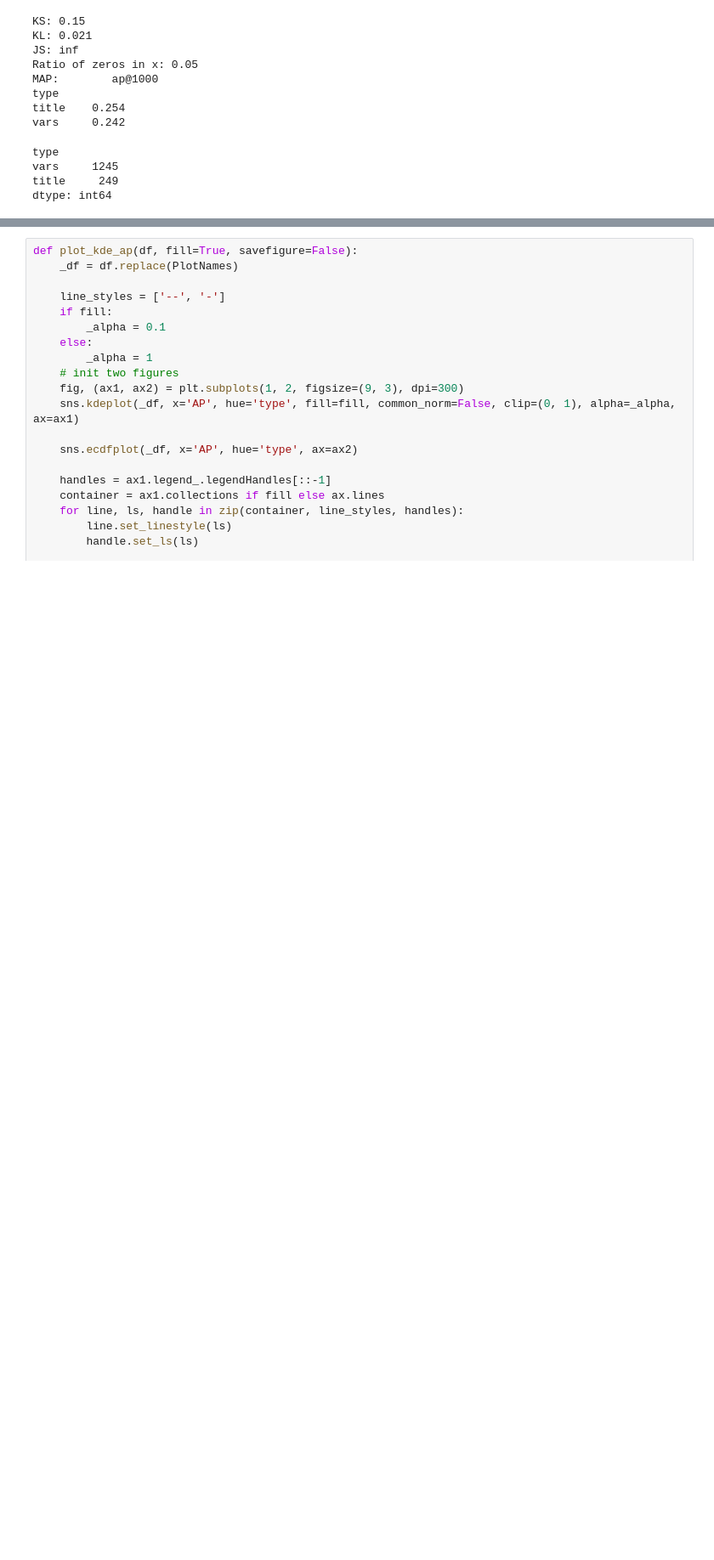
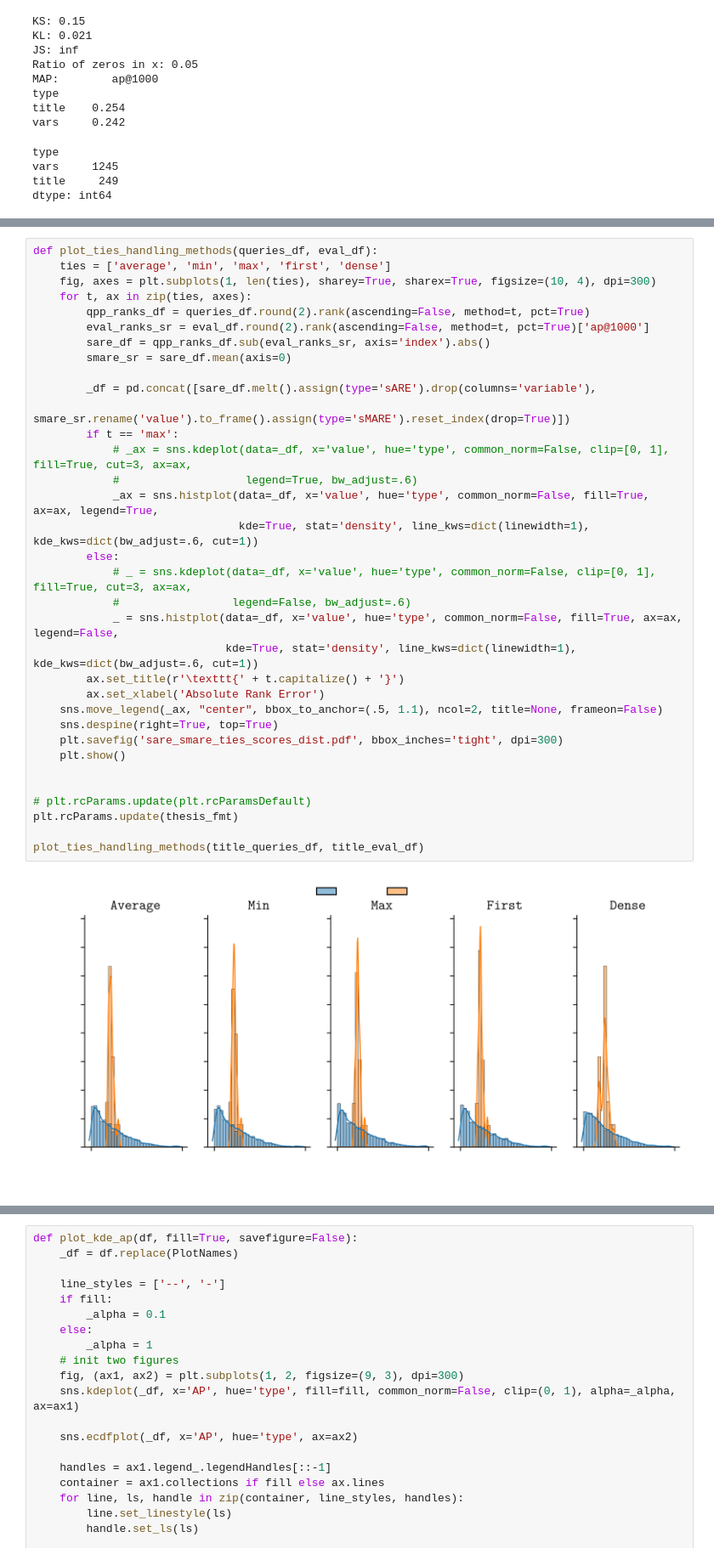
Before and after one commit to Zendelo/cs-qpp, a Jupyter notebook: SARE-plots.ipynb, the cells around one changed output, grey strips where cells are left out. Shown: that part at 85% size. Drawn from its saved outputs; the diff is of its cells as text; blank space fills up the shorter version.

```diff
--- a/SARE-plots.ipynb
+++ b/SARE-plots.ipynb
@@ -212,0 +256,36 @@ dtype: int64
+# %%
+def plot_ties_handling_methods(queries_df, eval_df):
+    ties = ['average', 'min', 'max', 'first', 'dense']
+    fig, axes = plt.subplots(1, len(ties), sharey=True, sharex=True, figsize=(10, 4), dpi=300)
+    for t, ax in zip(ties, axes):
+        qpp_ranks_df = queries_df.round(2).rank(ascending=False, method=t, pct=True)
+        eval_ranks_sr = eval_df.round(2).rank(ascending=False, method=t, pct=True)['ap@1000']
+        sare_df = qpp_ranks_df.sub(eval_ranks_sr, axis='index').abs()
+        smare_sr = sare_df.mean(axis=0)
+
+        _df = pd.concat([sare_df.melt().assign(type='sARE').drop(columns='variable'),
+                         smare_sr.rename('value').to_frame().assign(type='sMARE').reset_index(drop=True)])
+        if t == 'max':
+            # _ax = sns.kdeplot(data=_df, x='value', hue='type', common_norm=False, clip=[0, 1], fill=True, cut=3, ax=ax,
+            #                   legend=True, bw_adjust=.6)
+            _ax = sns.histplot(data=_df, x='value', hue='type', common_norm=False, fill=True, ax=ax, legend=True,
+                               kde=True, stat='density', line_kws=dict(linewidth=1), kde_kws=dict(bw_adjust=.6, cut=1))
+        else:
+            # _ = sns.kdeplot(data=_df, x='value', hue='type', common_norm=False, clip=[0, 1], fill=True, cut=3, ax=ax,
+            #                 legend=False, bw_adjust=.6)
+            _ = sns.histplot(data=_df, x='value', hue='type', common_norm=False, fill=True, ax=ax, legend=False,
+                             kde=True, stat='density', line_kws=dict(linewidth=1), kde_kws=dict(bw_adjust=.6, cut=1))
+        ax.set_title(r'\texttt{' + t.capitalize() + '}')
+        ax.set_xlabel('Absolute Rank Error')
+    sns.move_legend(_ax, "center", bbox_to_anchor=(.5, 1.1), ncol=2, title=None, frameon=False)
+    sns.despine(right=True, top=True)
+    plt.savefig('sare_smare_ties_scores_dist.pdf', bbox_inches='tight', dpi=300)
+    plt.show()
+
+
+# plt.rcParams.update(plt.rcParamsDefault)
+plt.rcParams.update(thesis_fmt)
+
+plot_ties_handling_methods(title_queries_df, title_eval_df)
+# %% [output]
+[figure, added]
```
Also changed, not shown: parts of 5 cells of this notebook.
